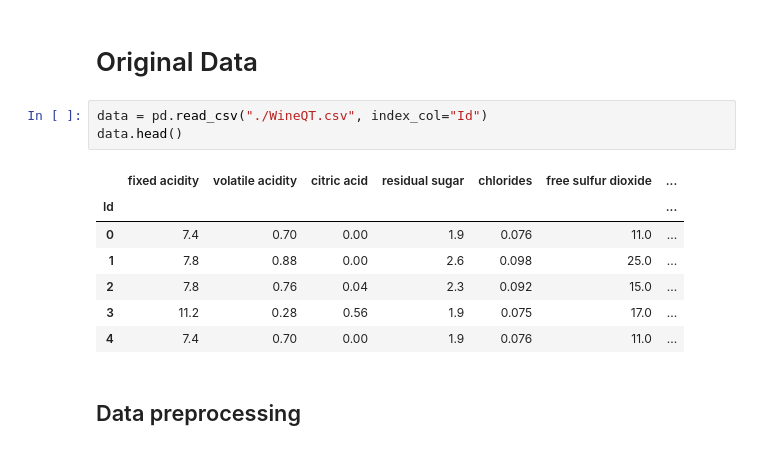
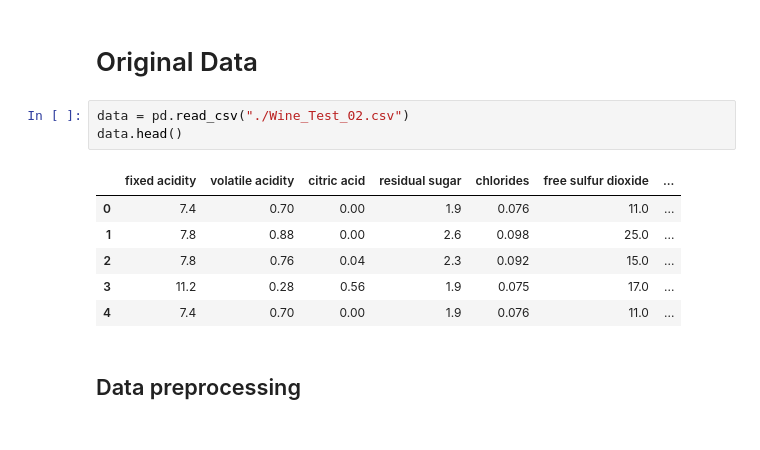
Before and after one commit to devilb2103/Sem---4, a Jupyter notebook: THI/Algorithms for AI 3/Assignment 1/Dev_Bhanushali_Assignment1.ipynb, the cells around one changed output. Drawn from its saved outputs; the diff is of its cells as text.

```diff
--- a/THI/Algorithms for AI 3/Assignment 1/Dev_Bhanushali_Assignment1.ipynb
+++ b/THI/Algorithms for AI 3/Assignment 1/Dev_Bhanushali_Assignment1.ipynb
@@ -14,11 +14,10 @@ from sklearn.model_selection import train_test_split
 # %% [markdown]
 # Original Data
 # %%
-data = pd.read_csv("./WineQT.csv", index_col="Id")
+data = pd.read_csv("./Wine_Test_02.csv")
 data.head()
 # %% [output]
 |  | fixed acidity | volatile acidity | citric acid | residual sugar | chlorides | free sulfur dioxide | ... |
-| Id |  |  |  |  |  |  | ... |
 | 0 | 7.4 | 0.70 | 0.00 | 1.9 | 0.076 | 11.0 | ... |
 | 1 | 7.8 | 0.88 | 0.00 | 2.6 | 0.098 | 25.0 | ... |
 | 2 | 7.8 | 0.76 | 0.04 | 2.3 | 0.092 | 15.0 | ... |
```
Also changed, not shown: parts of 17 cells of this notebook, 2 other files.
